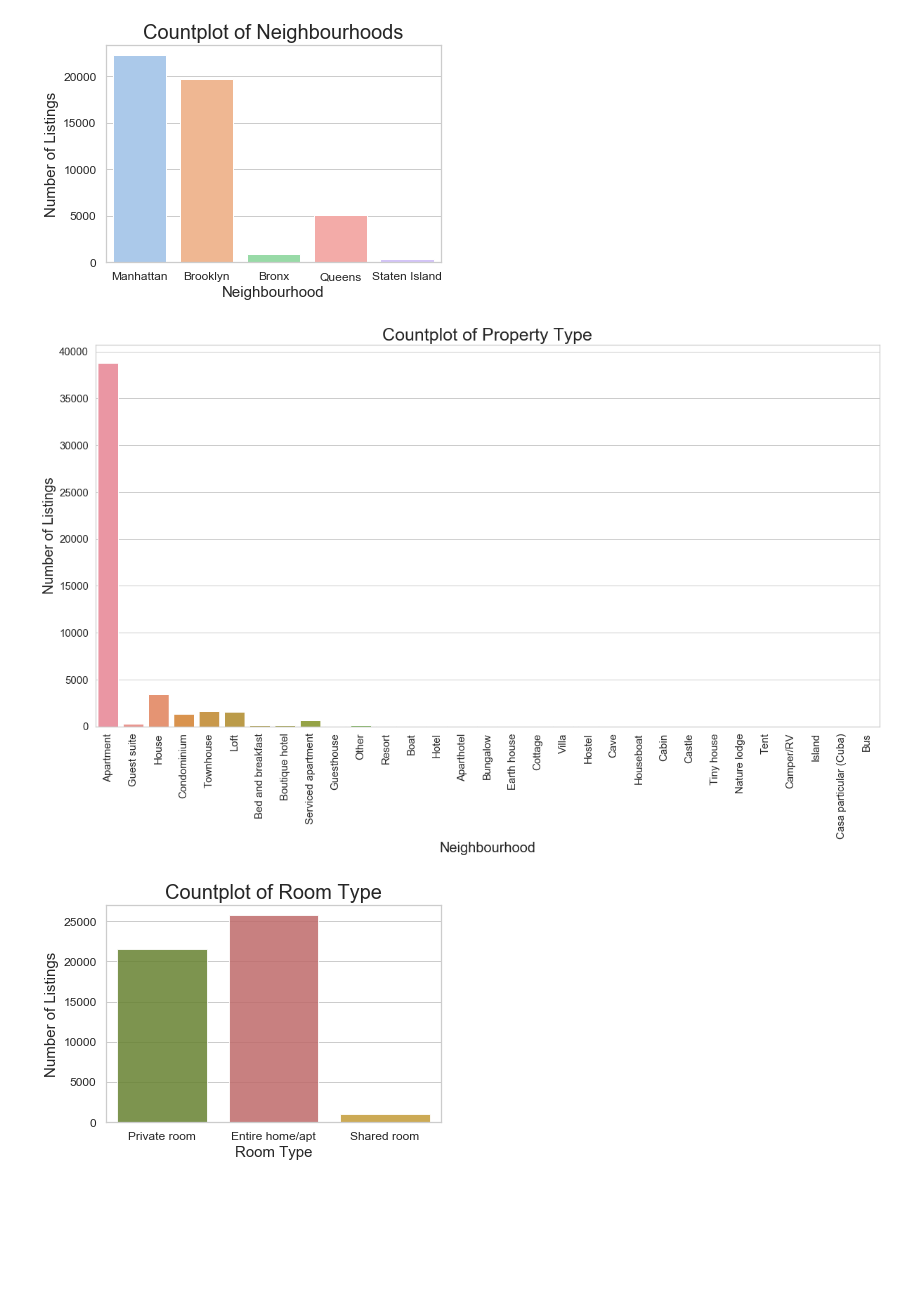
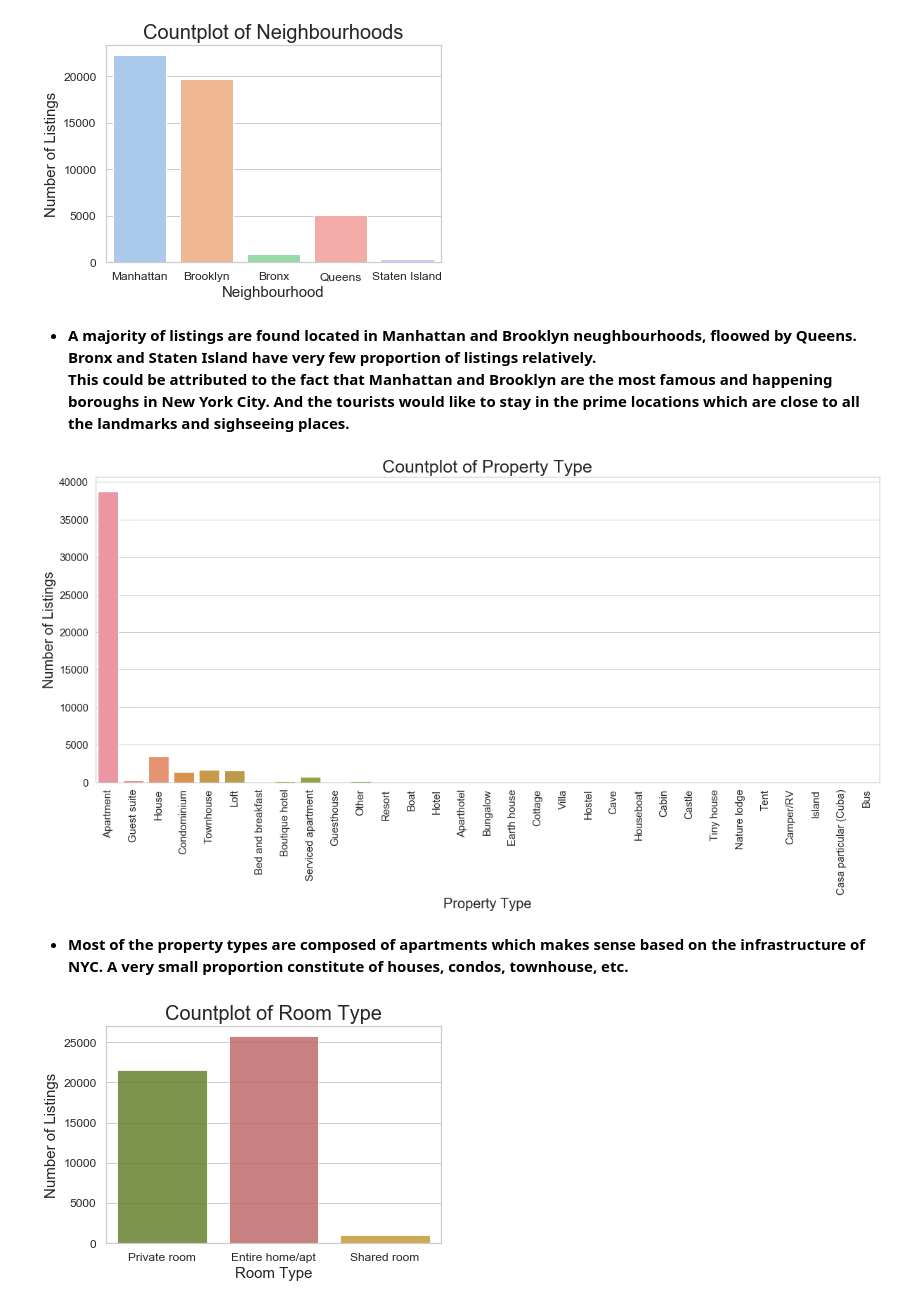
Before and after one commit to kavishashroff/Springboard, a Jupyter notebook: Capstone 1/EDA.ipynb, the cells around one changed output. Drawn from its saved outputs; the diff is of its cells as text; code cells hidden in the pictures; blank space fills up the shorter version.

```diff
--- a/Capstone 1/EDA.ipynb
+++ b/Capstone 1/EDA.ipynb
@@ -148,16 +152,20 @@ plt.ylabel('Number of Listings', fontsize=15)
 plt.tick_params(labelsize = 12)
 # %% [output]
 [figure]
+# %% [markdown]
+* **A majority of listings are found located in Manhattan and Brooklyn neughbourhoods, floowed by Queens. Bronx and Staten Island have very few proportion of listings relatively. <br> This could be attributed to the fact that Manhattan and Brooklyn are the most famous and happening boroughs in New York City. And the tourists would like to stay in the prime locations which are close to all the landmarks and sighseeing places.**
 # %%
-plt.figure(figsize=(20,10))
+plt.figure(figsize=(20,8))
 plt.title('Countplot of Property Type', fontsize=25)
 sns.countplot(x='property_type',data=data)
 plt.xticks(rotation=90)
 plt.xlabel('Property Type', fontsize=20)
 plt.ylabel('Number of Listings', fontsize=20)
 plt.tick_params(labelsize = 15)
 # %% [output]
-[figure, old version]
+[figure, new version]
+# %% [markdown]
+* **Most of the property types are composed of apartments which makes sense based on the infrastructure of NYC. A very small proportion constitute of houses, condos, townhouse, etc.**
 # %%
 plt.title('Countplot of Room Type', fontsize=20)
 sns.countplot(x='room_type',data=data, palette=['olivedrab','indianred','goldenrod'],alpha=0.85)
```
Also changed, not shown: parts of 17 cells of this notebook.
